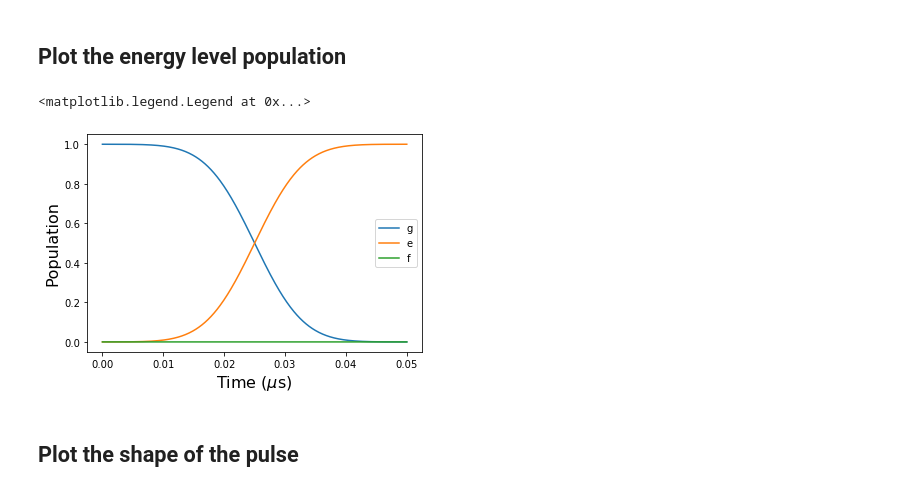
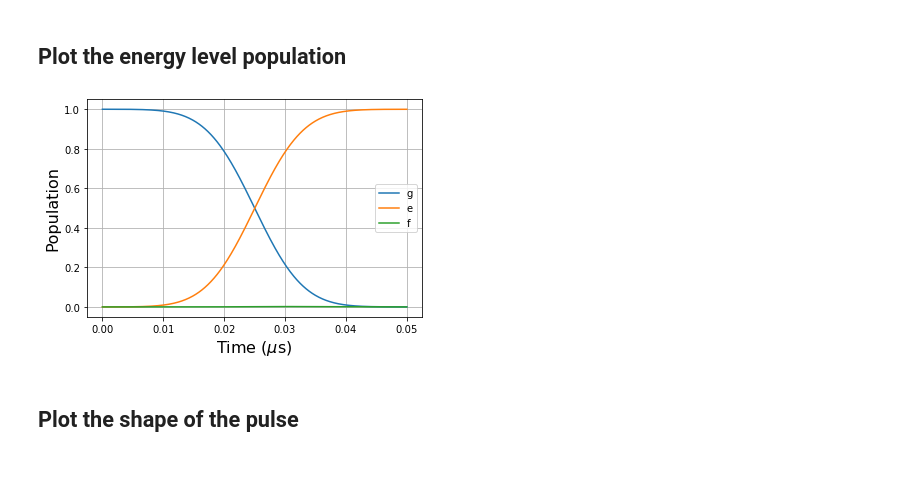
Before and after one commit to ingstra/ETH, a Jupyter notebook: Single Qubit Gate.ipynb, the cells around one changed output. Drawn from its saved outputs; the diff is of its cells as text; code cells hidden in the pictures.

```diff
--- a/Single Qubit Gate.ipynb
+++ b/Single Qubit Gate.ipynb
@@ -75,15 +91,16 @@ H = [H_qubit,
 ## Find the amplitude that corresponds to a $\pi$-pulse
 # %%
 # Total time in μs
-t_total = 0.050
+t_total = L
 tlist = np.linspace(0,t_total,500)
 
-args = {'amp': 1, 'qscale': 0.018}
+args = {'amp': 1, 'qscale': 0.018, 'freq': (rotating_frame - omega_drive)}
 
 # in-phase component
-I = H_drive_coeff(tlist, 0, False, args)
+I = H_drive_coeff_x(tlist, args)
 # out of-phase component
-Q = H_drive_coeff(tlist, 0, True, args)
+Q = H_drive_coeff_y(tlist, args)
 
 # Integrate along the given time-axis using the composite trapezoidal rule
 B = np.pi/(2*np.abs(np.trapz(I + 1j*Q, x=tlist)))
+print(B)
@@ -94,7 +113,7 @@ B = np.pi/(2*np.abs(np.trapz(I + 1j*Q, x=tlist)))
 psi = basis(N,0)
 
 # Schrödinger equation simulation
-args = {'amp': B, 'qscale': 0.018}
+args = {'amp': B, 'qscale': 0.018, 'freq': (rotating_frame - omega_drive)}
 result = mesolve(H, psi, tlist, [], [], args=args)
 rho = result.states
 final_state = rho[-1] # final state
@@ -104,7 +123,7 @@ rotate_U = Qobj([[1,0,0],
                  [0,np.exp(1j*(omega-rotating_frame)*t_total),0],
                  [0,0,np.exp(1j*(omega+alpha-rotating_frame)*t_total)]])
 
-# rotate_U = (1j*a.dag()*a*(omega-rotating_frame)).expm()
+#rotate_U = (1j*H_qubit*t_total).expm()
 
 # rotated transmon state
 final_state = rotate_U*final_state
@@ -136,19 +155,19 @@ b.show()
 # %%
 exp_g = expect(fock_dm(N,0),rho)
 exp_e = expect(fock_dm(N,1),rho)
 exp_f = expect(fock_dm(N,2),rho)
 
-plt.plot(tlist, exp_g, label='g')
-plt.plot(tlist, exp_e, label='e')
-plt.plot(tlist, exp_f, label='f')
-
+fig, ax = plt.subplots()
+ax.plot(tlist, exp_g, label='g')
+ax.plot(tlist, exp_e, label='e')
+ax.plot(tlist, exp_f, label='f')
 plt.xlabel('Time ($\mu$s)',fontsize=16)
 plt.ylabel('Population',fontsize=16)
 
-plt.legend()
+ax.legend()
+ax.grid()
 # %% [output]
-<matplotlib.legend.Legend at 0x...>
-[figure, old version]
+[figure, new version]
 # %% [markdown]
 ## Plot the shape of the pulse
 # %%
```
Also changed, not shown: parts of 8 cells of this notebook.
